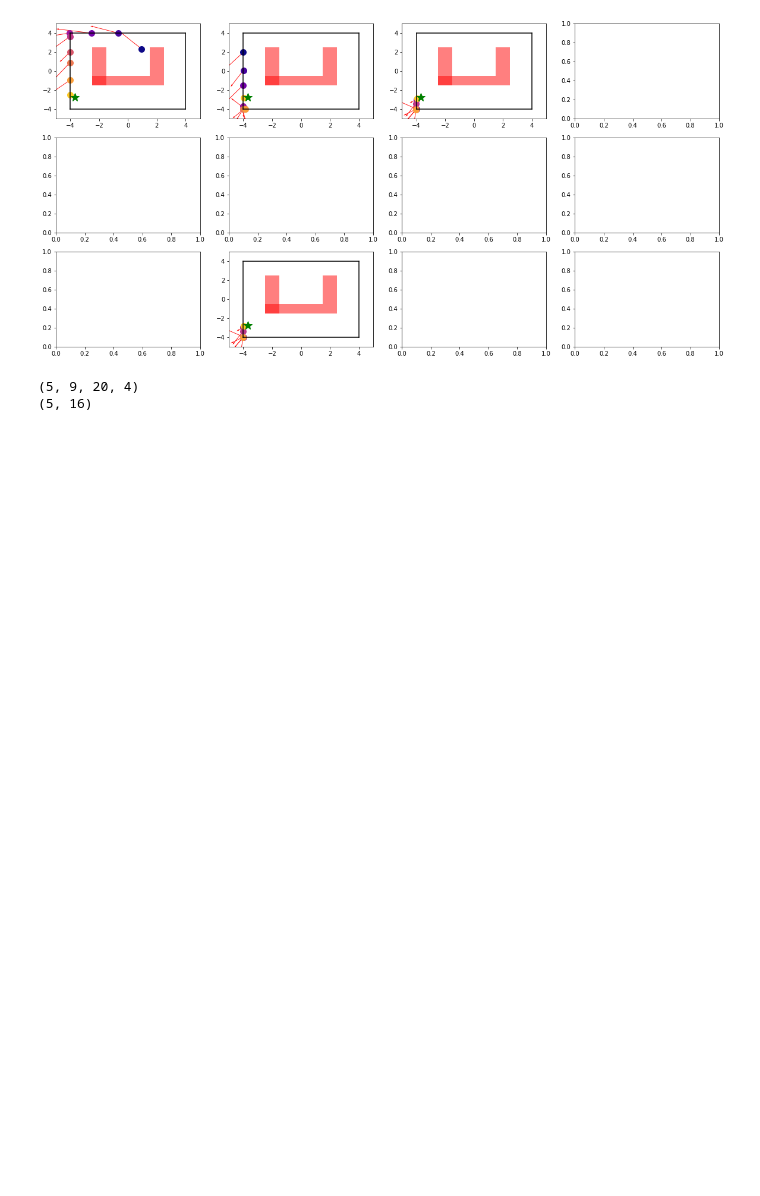
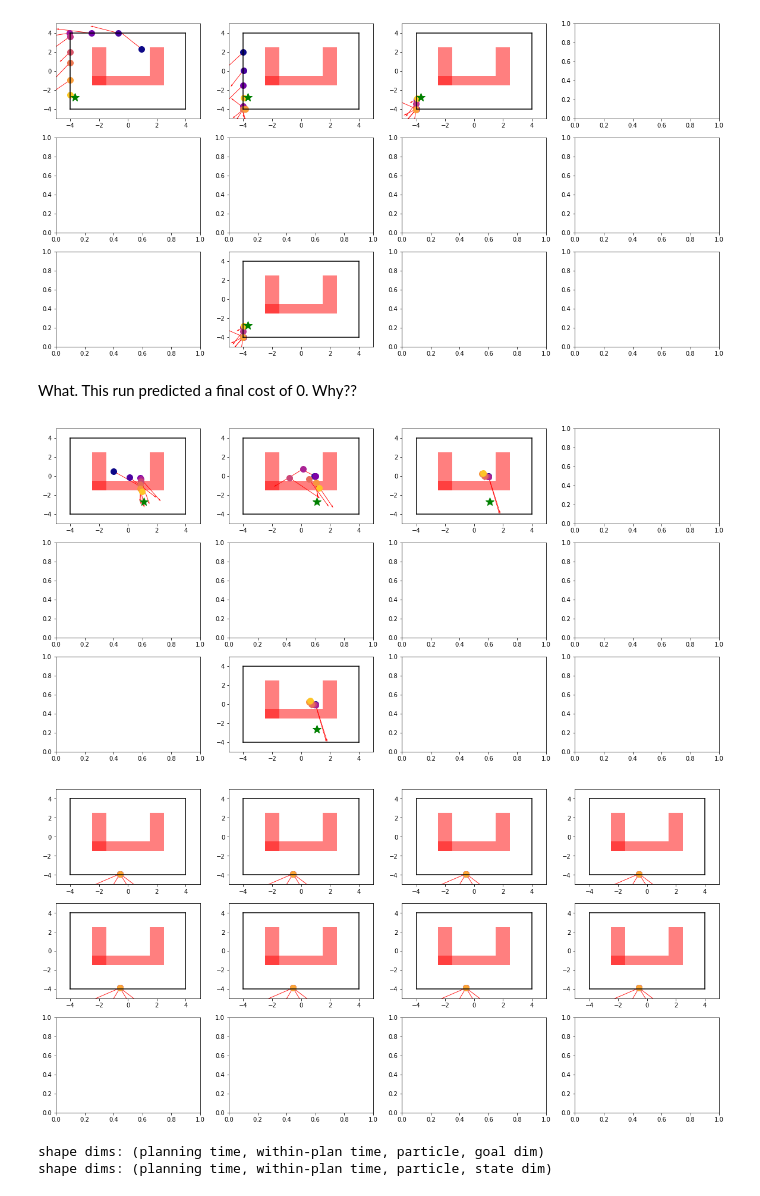
Before and after one commit to vitchyr/handful-of-trials, a Jupyter notebook: Visualizer.ipynb, the cells around one changed output. Saved outputs shown, nothing was run; the diff lists cells and outputs as text; code cells hidden in the pictures; blank space fills up the shorter version.

```diff
--- a/Visualizer.ipynb
+++ b/Visualizer.ipynb
@@ -143,13 +159,17 @@ goal_particles = preds_seqs_and_particles[t][:, :, 2:]
 plot_traj("/home/vitchyr/git/handful-of-trials/log/pointmass-u-wall-solve-in-4-sweep-log-railrl-style/2019-07-03--12:02:51/debug_log/2019-07-10--12:48:02/train_iter1/predictions.mat")
 # %% [output]
 [figure]
-# %%
-path = "/home/vitchyr/git/handful-of-trials/log/pointmass-u-wall-solve-in-4-sweep-log-railrl-style/2019-07-03--12:02:51/debug_log/2019-07-10--12:30:43/train_iter1/predictions.mat"
-data = loadmat(path)
-actions_seqs = data['actions']
-preds_seqs_and_particles = data['predictions']
-print(preds_seqs_and_particles.shape)
-print(actions_seqs.shape)
-# %% [output]
-(5, 9, 20, 4)
-(5, 16)
+# %% [markdown]
+What. This run predicted a final cost of 0. Why??
+# %%
+plot_traj("/home/vitchyr/git/handful-of-trials/log/point-uwall-sweep-after-terminal-cost-fix-2/2019-07-10--15:49:40/debug_log/2019-07-11--13:28:59/train_iter1/predictions.mat")
+plot_goals("/home/vitchyr/git/handful-of-trials/log/point-uwall-sweep-after-terminal-cost-fix-2/2019-07-10--15:49:40/debug_log/2019-07-11--13:28:59/train_iter1/predictions.mat")
+# %% [output]
+[figure, added]
+[figure, added]
+# %%
+goals = get_goals("/home/vitchyr/git/handful-of-trials/log/point-uwall-sweep-after-terminal-cost-fix-2/2019-07-10--15:49:40/debug_log/2019-07-11--13:28:59/train_iter1/predictions.mat")
+states = get_states("/home/vitchyr/git/handful-of-trials/log/point-uwall-sweep-after-terminal-cost-fix-2/2019-07-10--15:49:40/debug_log/2019-07-11--13:28:59/train_iter1/predictions.mat")
+# %% [output]
+shape dims: (planning time, within-plan time, particle, goal dim)
+shape dims: (planning time, within-plan time, particle, state dim)
```
Also changed, not shown: parts of 4 cells of this notebook, 1 other file.
